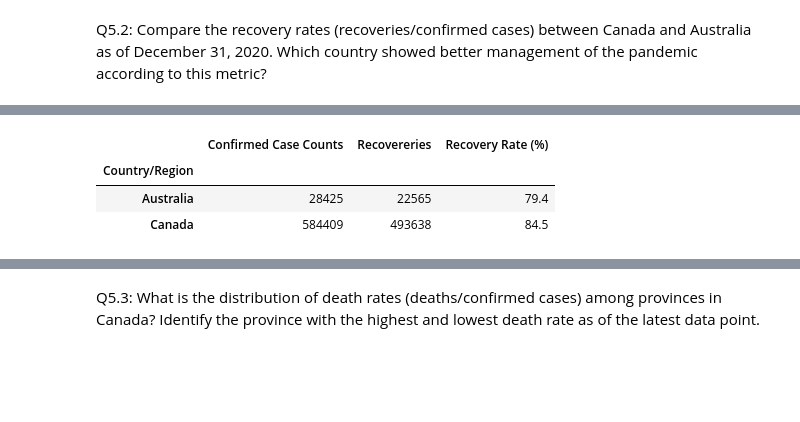
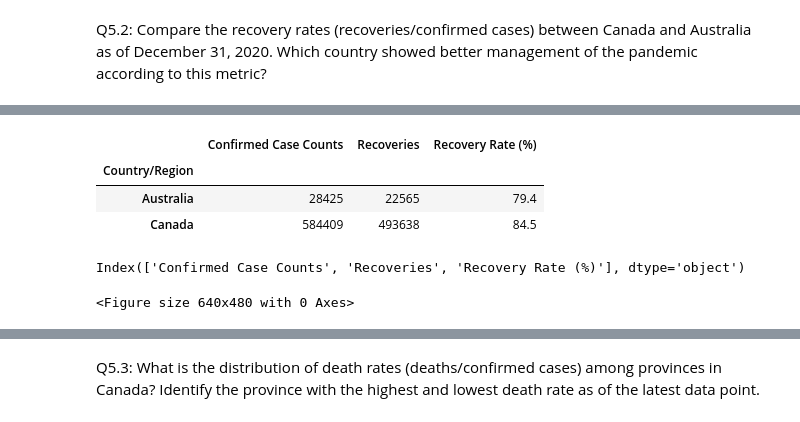
Before and after one commit to hrajpal96/covid-19-analysis, a Jupyter notebook: covid-19-analysis.ipynb, the cells around one changed output, grey strips where cells are left out. Saved outputs shown, nothing was run; the diff lists cells and outputs as text; code cells hidden in the pictures; blank space fills up the shorter version.

```diff
--- a/covid-19-analysis.ipynb
+++ b/covid-19-analysis.ipynb
@@ -496,12 +522,20 @@ recovery_rate = (confirmed_cumulative_recoveries/confirmed_cumulative_cases).rou
 # %%
 recovery_summary = pd.DataFrame({
     'Confirmed Case Counts': confirmed_cumulative_cases,
-    'Recovereries': confirmed_cumulative_recoveries,
+    'Recoveries': confirmed_cumulative_recoveries,
     'Recovery Rate (%)': recovery_rate
 })
 recovery_summary
 # %% [output]
-|  | Confirmed Case Counts | Recovereries | Recovery Rate (%) |
+|  | Confirmed Case Counts | Recoveries | Recovery Rate (%) |
 | Country/Region |  |  |  |
 | Australia | 28425 | 22565 | 79.4 |
 | Canada | 584409 | 493638 | 84.5 |
+# %%
+recovery_summary.columns
+# %% [output]
+Index(['Confirmed Case Counts', 'Recoveries', 'Recovery Rate (%)'], dtype='object')
+# %%
+plt.clf()
+# %% [output]
+<Figure size 640x480 with 0 Axes>
```
Also changed, not shown: parts of 55 cells of this notebook.
